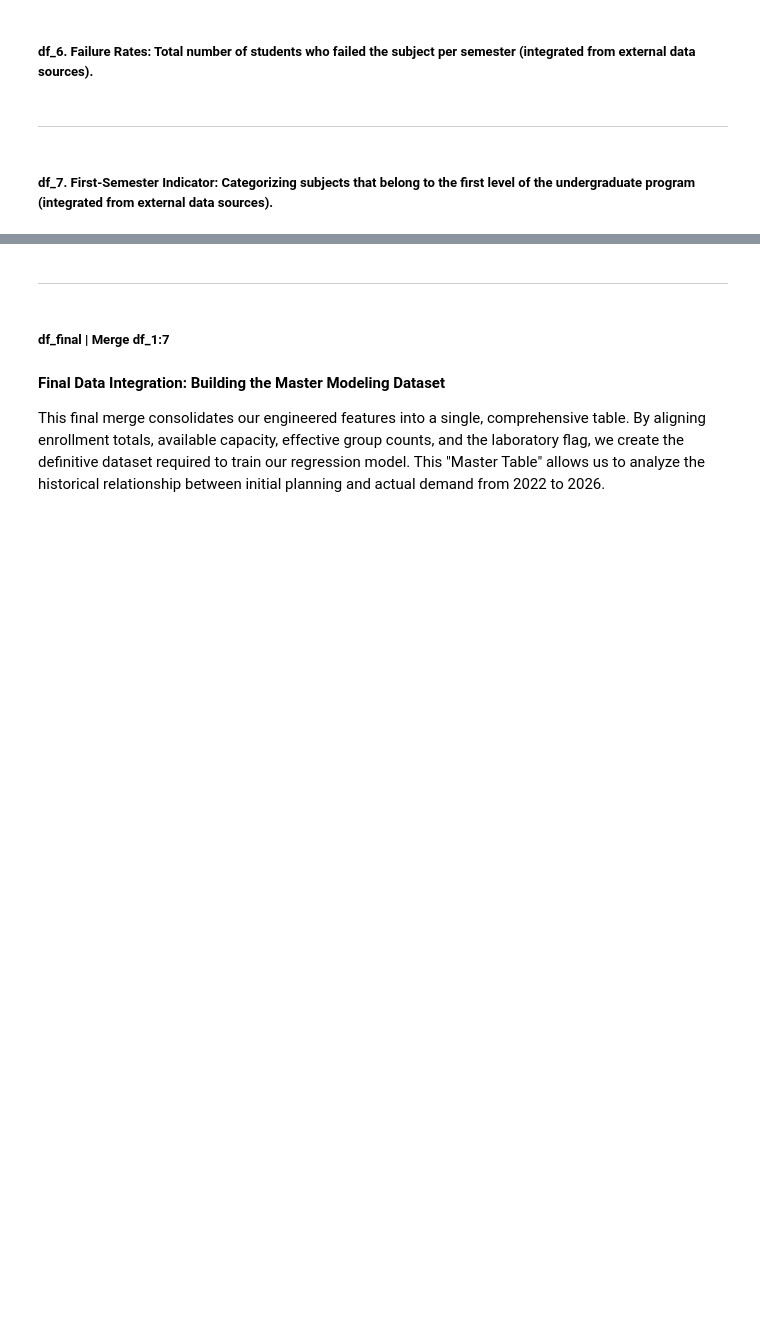
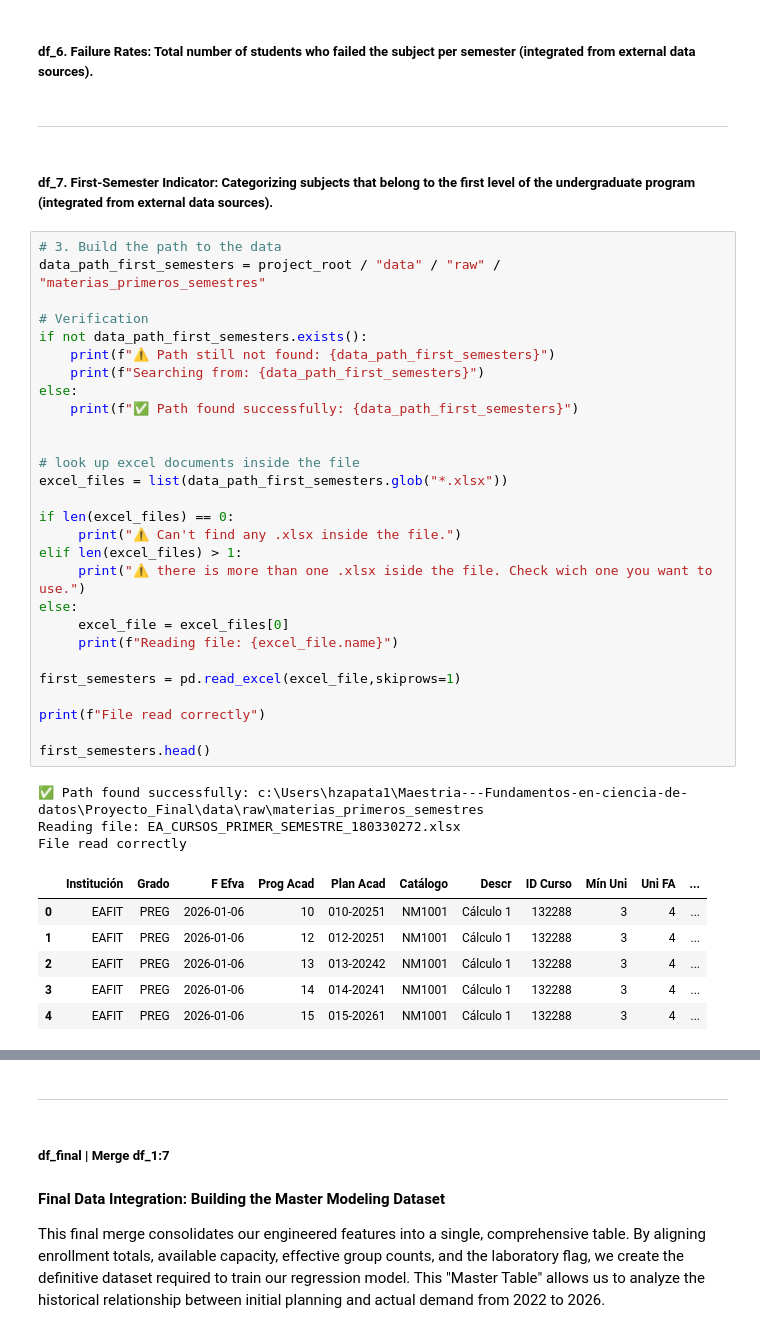
Before and after one commit to SaraMR9/Maestria---Fundamentos-en-ciencia-de-datos, a Jupyter notebook: Proyecto_Final/notebooks/20260207_Final_Project.ipynb, the cells around one changed output, grey strips where cells are left out. Drawn from its saved outputs; the diff is of its cells as text; blank space fills up the shorter version.

Commit message:
first semester indicator df_7

```diff
--- a/Proyecto_Final/notebooks/20260207_Final_Project.ipynb
+++ b/Proyecto_Final/notebooks/20260207_Final_Project.ipynb
@@ -996,3 +998,41 @@ It is confirmed that the code is fine!
 ---
 # %% [markdown]
 ##### **df_7. First-Semester Indicator:** Categorizing subjects that belong to the first level of the undergraduate program (integrated from external data sources).
+# %%
+# 3. Build the path to the data
+data_path_first_semesters = project_root / "data" / "raw" / "materias_primeros_semestres"
+
+# Verification
+if not data_path_first_semesters.exists():
+    print(f"⚠️ Path still not found: {data_path_first_semesters}")
+    print(f"Searching from: {data_path_first_semesters}")
+else:
+    print(f"✅ Path found successfully: {data_path_first_semesters}")
+
+
+# look up excel documents inside the file
+excel_files = list(data_path_first_semesters.glob("*.xlsx"))
+
+if len(excel_files) == 0:
+     print("⚠️ Can't find any .xlsx inside the file.")
+elif len(excel_files) > 1:
+     print("⚠️ there is more than one .xlsx iside the file. Check wich one you want to use.")
+else:
+     excel_file = excel_files[0]
+     print(f"Reading file: {excel_file.name}")
+
+first_semesters = pd.read_excel(excel_file,skiprows=1)
+
+print(f"File read correctly")
+
+first_semesters.head()
+# %% [output]
+✅ Path found successfully: c:\Users\hzapata1\Maestria---Fundamentos-en-ciencia-de-datos\Proyecto_Final\data\raw\materias_primeros_semestres
+Reading file: EA_CURSOS_PRIMER_SEMESTRE_180330272.xlsx
+File read correctly
+|  | Institución | Grado | F Efva | Prog Acad | Plan Acad | Catálogo | Descr | ID Curso | Mín Uni | Uni FA | ... |
+| 0 | EAFIT | PREG | 2026-01-06 | 10 | 010-20251 | NM1001 | Cálculo 1 | 132288 | 3 | 4 | ... |
+| 1 | EAFIT | PREG | 2026-01-06 | 12 | 012-20251 | NM1001 | Cálculo 1 | 132288 | 3 | 4 | ... |
+| 2 | EAFIT | PREG | 2026-01-06 | 13 | 013-20242 | NM1001 | Cálculo 1 | 132288 | 3 | 4 | ... |
+| 3 | EAFIT | PREG | 2026-01-06 | 14 | 014-20241 | NM1001 | Cálculo 1 | 132288 | 3 | 4 | ... |
+| 4 | EAFIT | PREG | 2026-01-06 | 15 | 015-20261 | NM1001 | Cálculo 1 | 132288 | 3 | 4 | ... |
```
Also changed, not shown: parts of 4 cells of this notebook.
